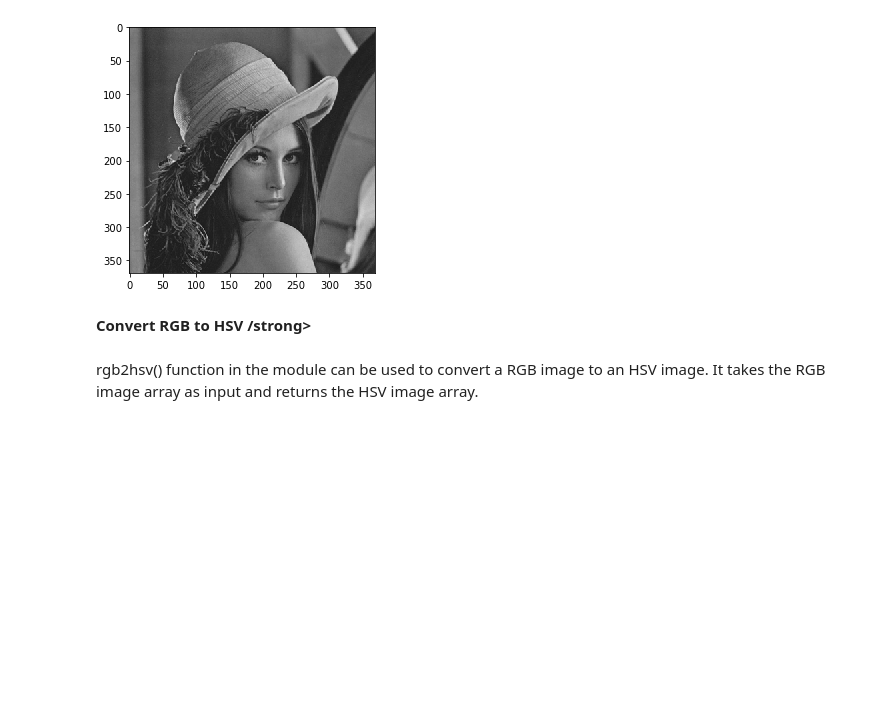
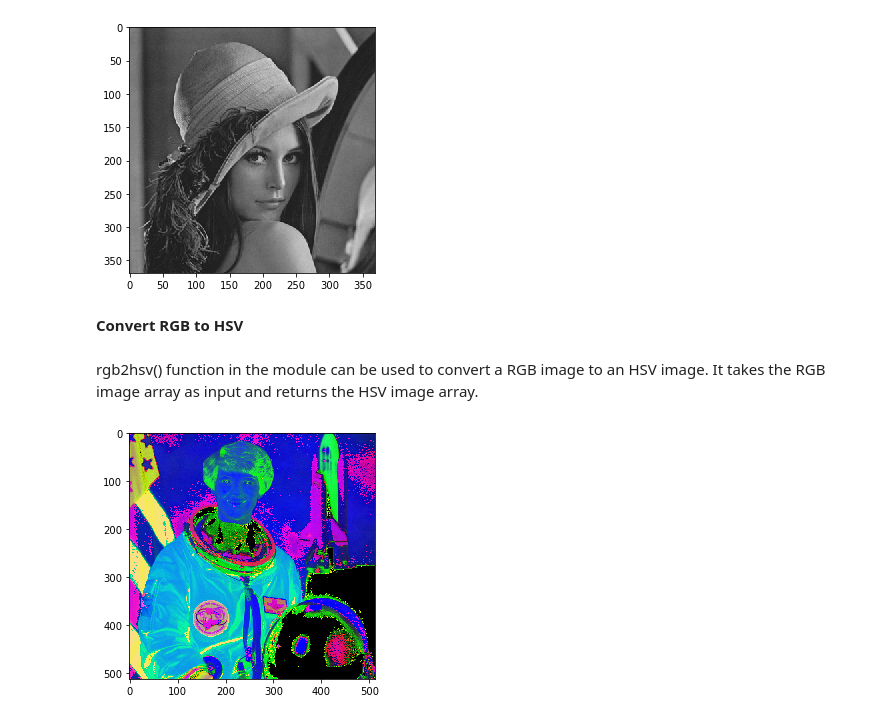
Before and after one commit to gigwegbe/Computer-Vision-with-Python-3, a Jupyter notebook: Chapter_01/Chapter 1_ Introduction to Image Processing.ipynb, the cells around one changed output. Drawn from its saved outputs; the diff is of its cells as text; code cells hidden in the pictures; blank space fills up the shorter version.

Commit message:
conclusion on image processing

```diff
--- a/Chapter_01/Chapter 1_ Introduction to Image Processing.ipynb
+++ b/Chapter_01/Chapter 1_ Introduction to Image Processing.ipynb
@@ -330,11 +330,15 @@ io.show()
 # %% [output]
 [figure]
 # %% [markdown]
-<strong> Convert RGB to HSV /strong>
+<strong> Convert RGB to HSV </strong>
 # %% [markdown]
 rgb2hsv() function in the module can be used to convert a RGB image to an HSV image. It takes the RGB image array as input and returns the HSV image array.
 # %%
 from skimage import color
 from skimage import data
 img = data.astronaut()
 img_hsv = color.rgb2hsv(img)
+io.imshow(img_hsv)
+io.show()
+# %% [output]
+[figure, added]
```
Also changed, not shown: parts of 13 cells of this notebook.
